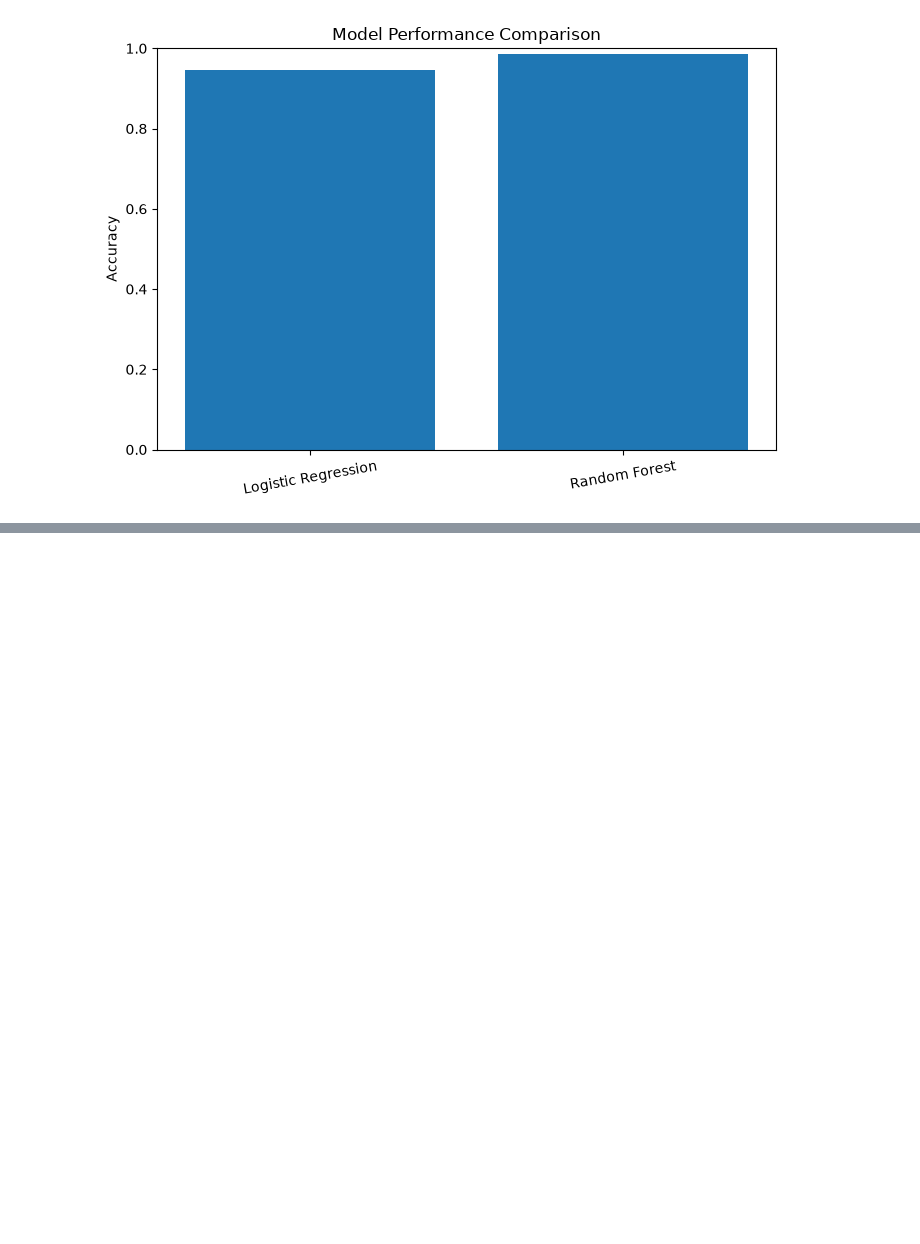
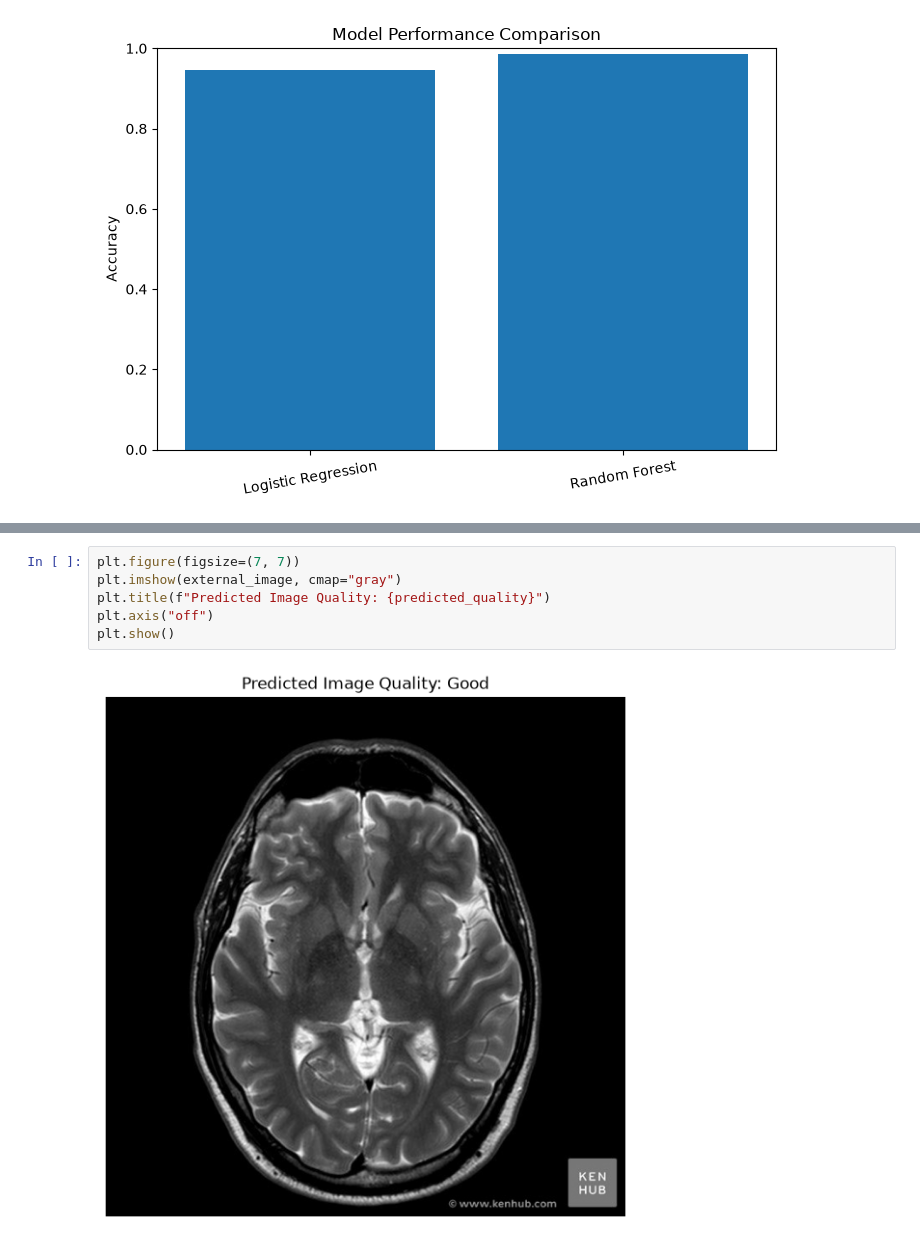
Before and after one commit to rivs10/MRI-Image-Quality-Assessment, a Jupyter notebook: notebooks/MRI_IQA.ipynb, the cells around one changed output, grey strips where cells are left out. Drawn from its saved outputs; the diff is of its cells as text; blank space fills up the shorter version.

```diff
--- a/notebooks/MRI_IQA.ipynb
+++ b/notebooks/MRI_IQA.ipynb
@@ -571,0 +705,8 @@ plt.show()
+# %%
+plt.figure(figsize=(7, 7))
+plt.imshow(external_image, cmap="gray")
+plt.title(f"Predicted Image Quality: {predicted_quality}")
+plt.axis("off")
+plt.show()
+# %% [output]
+[figure, added]
```
Also changed, not shown: parts of 8 cells of this notebook.
